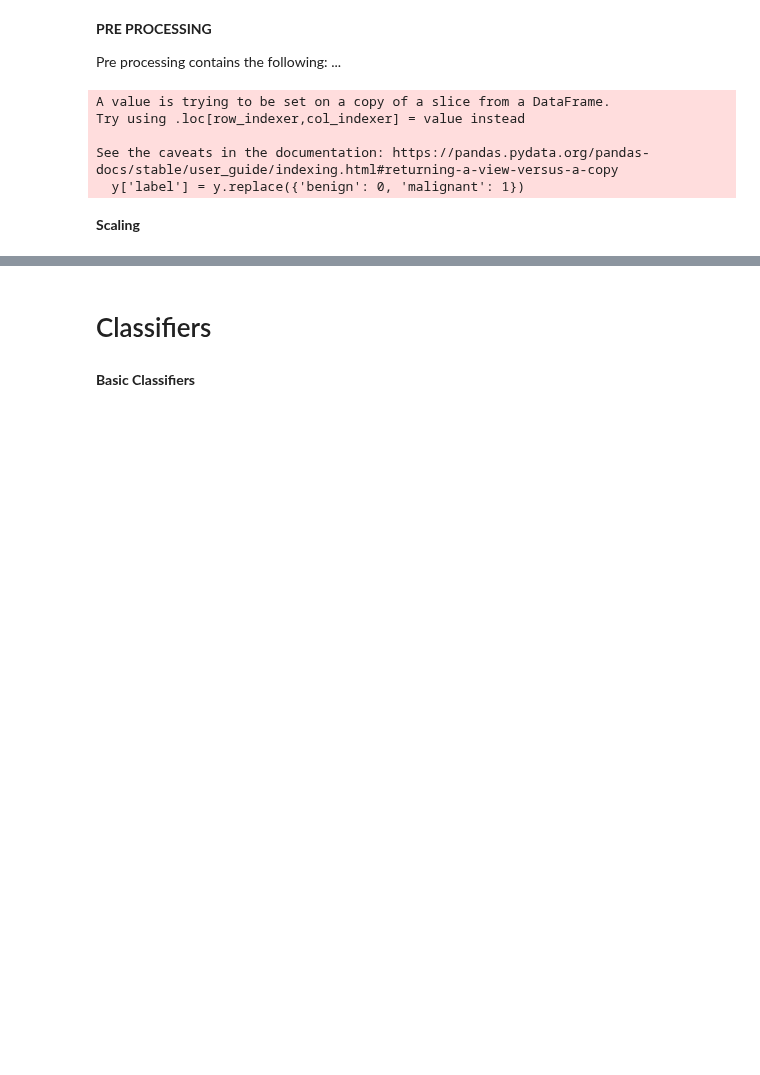
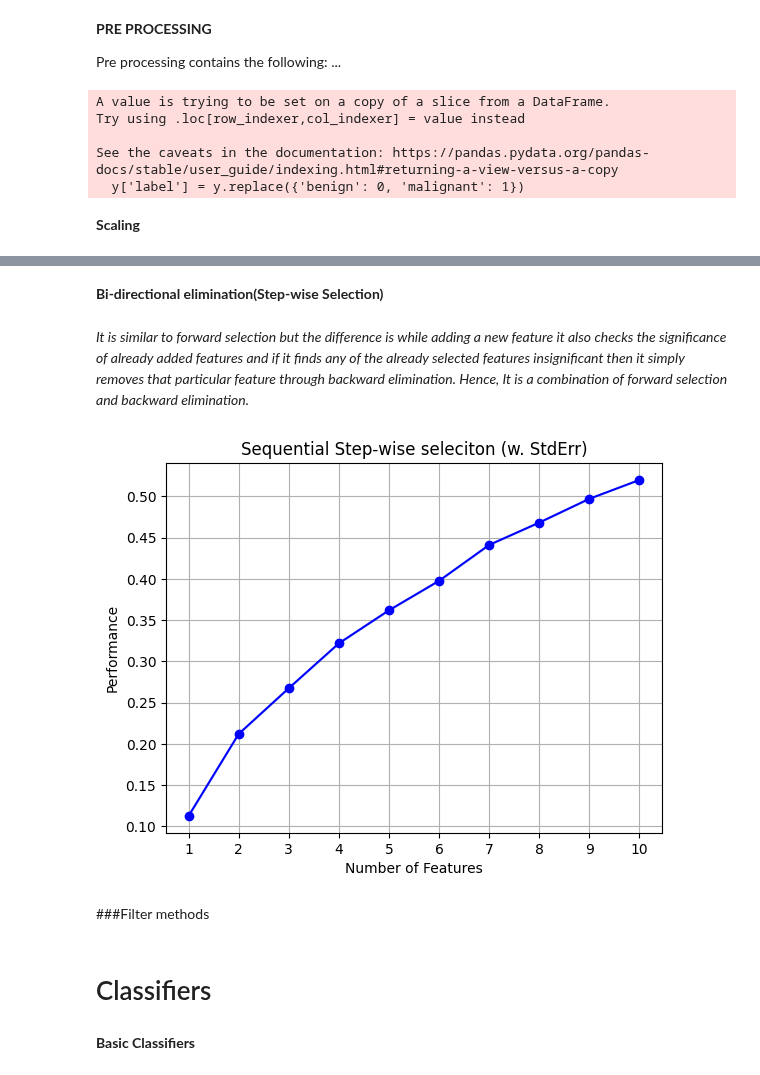
Before and after one commit to folkertj00/liver_learning, a Jupyter notebook: assignment.ipynb, the cells around one changed output, grey strips where cells are left out. Saved outputs shown, nothing was run; the diff lists cells and outputs as text; code cells hidden in the pictures; blank space fills up the shorter version.

```diff
--- a/assignment.ipynb
+++ b/assignment.ipynb
@@ -226,3 +350,26 @@ print(y_train_list)
+# %% [markdown]
+**Bi-directional elimination(Step-wise Selection)**
+# %% [markdown]
+*It is similar to forward selection but the difference is while adding a new feature it also checks the significance of already added features and if it finds any of the already selected features insignificant then it simply removes that particular feature through backward elimination. Hence, It is a combination of forward selection and backward elimination.*
+# %%
+# Sequential Forward Floating Selection(sffs)
+sffs = SFS(LinearRegression(),
+         k_features=(1,10),
+         forward=True,
+         floating=True,
+         cv=0)
+sffs.fit(X, y)
+sffs.k_feature_names_
+
+from mlxtend.plotting import plot_sequential_feature_selection as plot_sfs
+fig3 = plot_sfs(sffs.get_metric_dict(), kind='std_dev')
+plt.title('Sequential Step-wise seleciton (w. StdErr)')
+plt.grid()
+plt.show()
+# %% [output]
+[figure, added]
+# %% [markdown]
+###Filter methods
 # %% [markdown]
 # Classifiers
 # %% [markdown]
```
Also changed, not shown: parts of 23 cells of this notebook.
